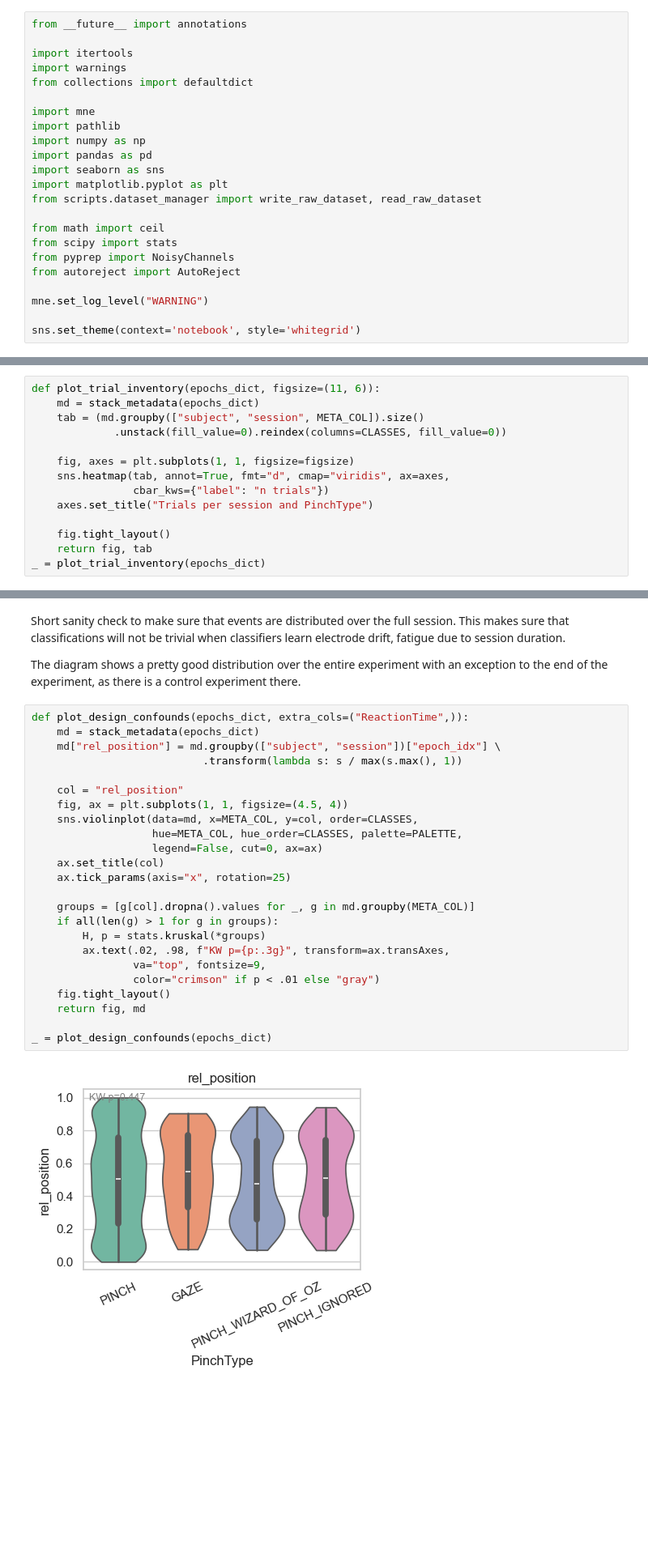
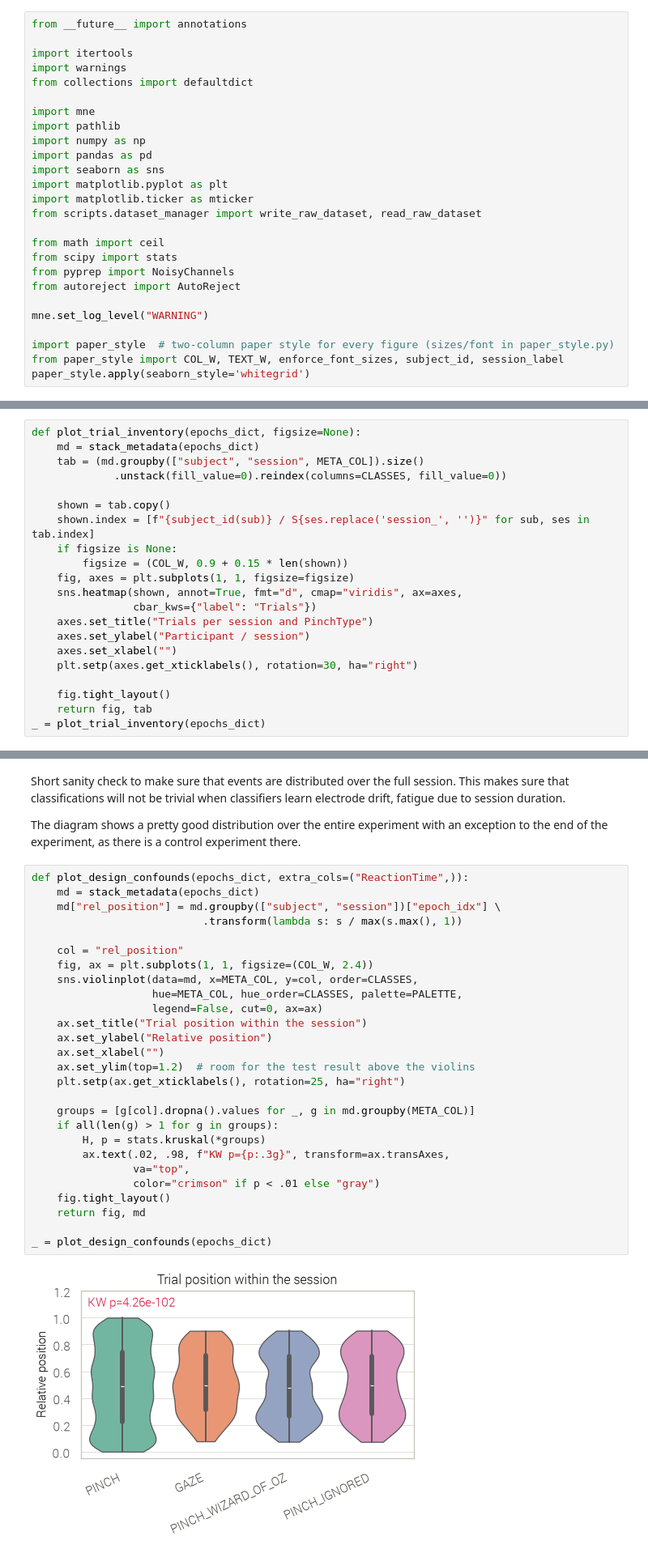
Before and after one commit to baeriswyln/VIBE, a Jupyter notebook: DataAnalysis/12_data_quality_analysis.ipynb, the cells around one changed output, grey strips where cells are left out. Shown at 81% size. Cells and saved outputs as stored; diff of their text form; blank space fills up the shorter version.

```diff
--- a/DataAnalysis/12_data_quality_analysis.ipynb
+++ b/DataAnalysis/12_data_quality_analysis.ipynb
@@ -11,6 +11,7 @@ import numpy as np
 import pandas as pd
 import seaborn as sns
 import matplotlib.pyplot as plt
+import matplotlib.ticker as mticker
 from scripts.dataset_manager import write_raw_dataset, read_raw_dataset
 
 from math import ceil
@@ -20,7 +21,9 @@ from autoreject import AutoReject
 
 mne.set_log_level("WARNING")
 
-sns.set_theme(context='notebook', style='whitegrid')
+import paper_style  # two-column paper style for every figure (sizes/font in paper_style.py)
+from paper_style import COL_W, TEXT_W, enforce_font_sizes, subject_id, session_label
+paper_style.apply(seaborn_style='whitegrid')
 # %%
 raw_dataset = None
 RAW_DATASET_NAME = pathlib.Path('data/raw_dataset')
@@ -119,15 +125,22 @@ epochs = merge_epochs_dict(epochs_dict)
 # Sanity checks
 Quick overview of the pinches that were measured in the sessions. The values are stable, and well distributed over the classes.
 # %%
-def plot_trial_inventory(epochs_dict, figsize=(11, 6)):
+def plot_trial_inventory(epochs_dict, figsize=None):
     md = stack_metadata(epochs_dict)
     tab = (md.groupby(["subject", "session", META_COL]).size()
              .unstack(fill_value=0).reindex(columns=CLASSES, fill_value=0))
 
+    shown = tab.copy()
+    shown.index = [f"{subject_id(sub)} / S{ses.replace('session_', '')}" for sub, ses in tab.index]
+    if figsize is None:
+        figsize = (COL_W, 0.9 + 0.15 * len(shown))
     fig, axes = plt.subplots(1, 1, figsize=figsize)
-    sns.heatmap(tab, annot=True, fmt="d", cmap="viridis", ax=axes,
-                cbar_kws={"label": "n trials"})
+    sns.heatmap(shown, annot=True, fmt="d", cmap="viridis", ax=axes,
+                cbar_kws={"label": "Trials"})
     axes.set_title("Trials per session and PinchType")
+    axes.set_ylabel("Participant / session")
+    axes.set_xlabel("")
+    plt.setp(axes.get_xticklabels(), rotation=30, ha="right")
 
     fig.tight_layout()
     return fig, tab
@@ -325,29 +340,32 @@ The diagram shows a pretty good distribution over the entire experiment with an
 # %%
 def plot_design_confounds(epochs_dict, extra_cols=("ReactionTime",)):
     md = stack_metadata(epochs_dict)
     md["rel_position"] = md.groupby(["subject", "session"])["epoch_idx"] \
                            .transform(lambda s: s / max(s.max(), 1))
 
     col = "rel_position"
-    fig, ax = plt.subplots(1, 1, figsize=(4.5, 4))
+    fig, ax = plt.subplots(1, 1, figsize=(COL_W, 2.4))
     sns.violinplot(data=md, x=META_COL, y=col, order=CLASSES,
                    hue=META_COL, hue_order=CLASSES, palette=PALETTE,
                    legend=False, cut=0, ax=ax)
-    ax.set_title(col)
-    ax.tick_params(axis="x", rotation=25)
+    ax.set_title("Trial position within the session")
+    ax.set_ylabel("Relative position")
+    ax.set_xlabel("")
+    ax.set_ylim(top=1.2)  # room for the test result above the violins
+    plt.setp(ax.get_xticklabels(), rotation=25, ha="right")
 
     groups = [g[col].dropna().values for _, g in md.groupby(META_COL)]
     if all(len(g) > 1 for g in groups):
         H, p = stats.kruskal(*groups)
         ax.text(.02, .98, f"KW p={p:.3g}", transform=ax.transAxes,
-                va="top", fontsize=9,
+                va="top",
                 color="crimson" if p < .01 else "gray")
     fig.tight_layout()
     return fig, md
 
 _ = plot_design_confounds(epochs_dict)
 # %% [output]
-[figure, old version]
+[figure, new version]
 # %% [markdown]
 # Signal and channel quality
 
```
Also changed, not shown: parts of 14 cells of this notebook, 17 other files.
